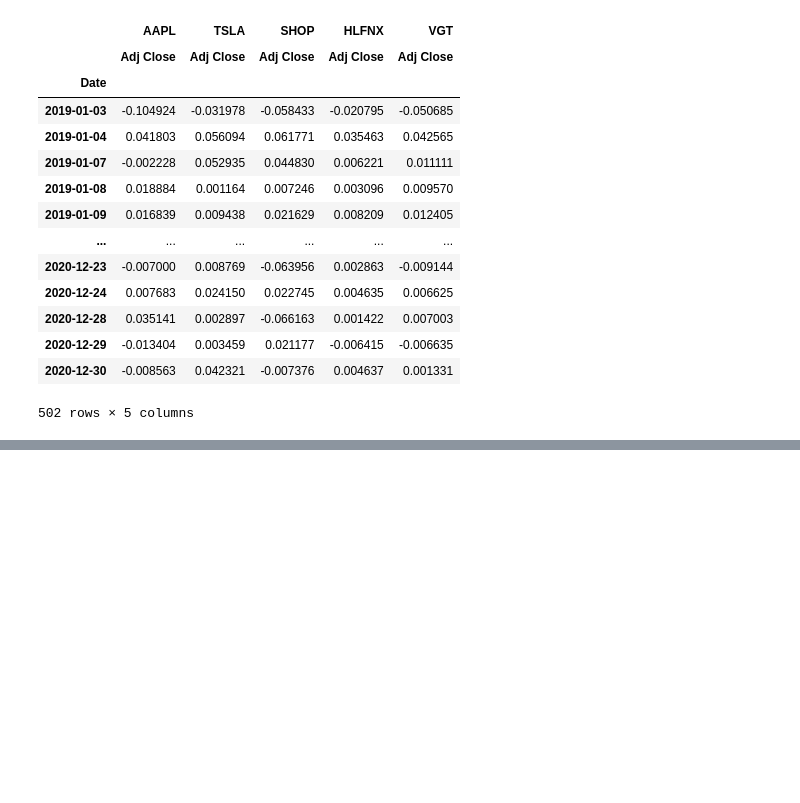
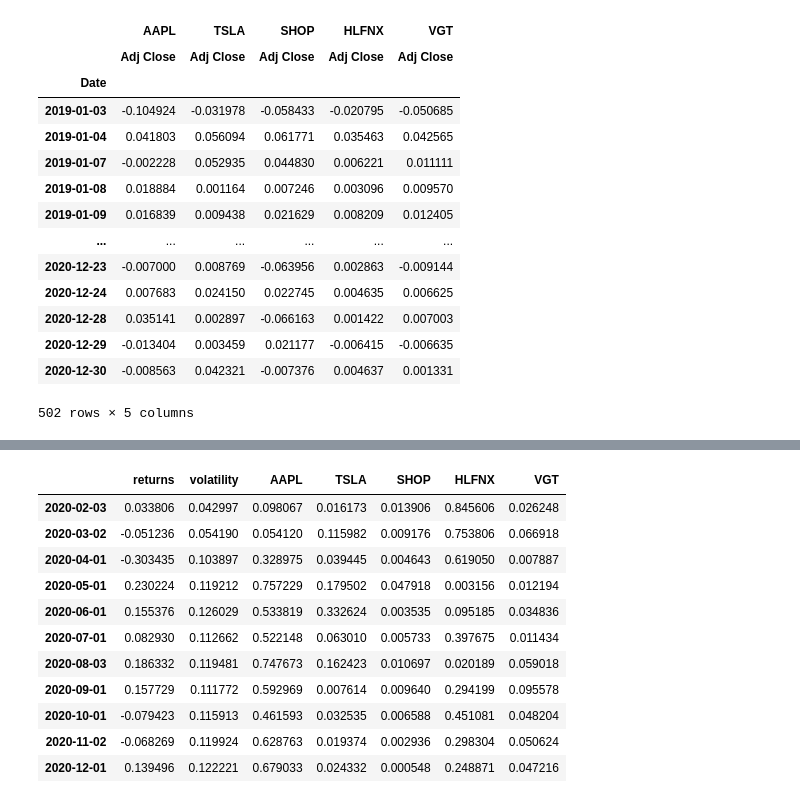
Before and after one commit to punnc/deepdow_poc, a Jupyter notebook: port_opt_poc.ipynb, the cells around one changed output, grey strips where cells are left out. Cells and saved outputs as stored; diff of their text form; code cells hidden in the pictures; blank space fills up the shorter version.

```diff
--- a/port_opt_poc.ipynb
+++ b/port_opt_poc.ipynb
@@ -403,0 +539,15 @@ plt.show()
+# %%
+result_df_bl
+# %% [output]
+|  | returns | volatility | AAPL | TSLA | SHOP | HLFNX | VGT |
+| 2020-02-03 | 0.033806 | 0.042997 | 0.098067 | 0.016173 | 0.013906 | 0.845606 | 0.026248 |
+| 2020-03-02 | -0.051236 | 0.054190 | 0.054120 | 0.115982 | 0.009176 | 0.753806 | 0.066918 |
+| 2020-04-01 | -0.303435 | 0.103897 | 0.328975 | 0.039445 | 0.004643 | 0.619050 | 0.007887 |
+| 2020-05-01 | 0.230224 | 0.119212 | 0.757229 | 0.179502 | 0.047918 | 0.003156 | 0.012194 |
+| 2020-06-01 | 0.155376 | 0.126029 | 0.533819 | 0.332624 | 0.003535 | 0.095185 | 0.034836 |
+| 2020-07-01 | 0.082930 | 0.112662 | 0.522148 | 0.063010 | 0.005733 | 0.397675 | 0.011434 |
+| 2020-08-03 | 0.186332 | 0.119481 | 0.747673 | 0.162423 | 0.010697 | 0.020189 | 0.059018 |
+| 2020-09-01 | 0.157729 | 0.111772 | 0.592969 | 0.007614 | 0.009640 | 0.294199 | 0.095578 |
+| 2020-10-01 | -0.079423 | 0.115913 | 0.461593 | 0.032535 | 0.006588 | 0.451081 | 0.048204 |
+| 2020-11-02 | -0.068269 | 0.119924 | 0.628763 | 0.019374 | 0.002936 | 0.298304 | 0.050624 |
+| 2020-12-01 | 0.139496 | 0.122221 | 0.679033 | 0.024332 | 0.000548 | 0.248871 | 0.047216 |
```
Also changed, not shown: parts of 7 cells of this notebook.
